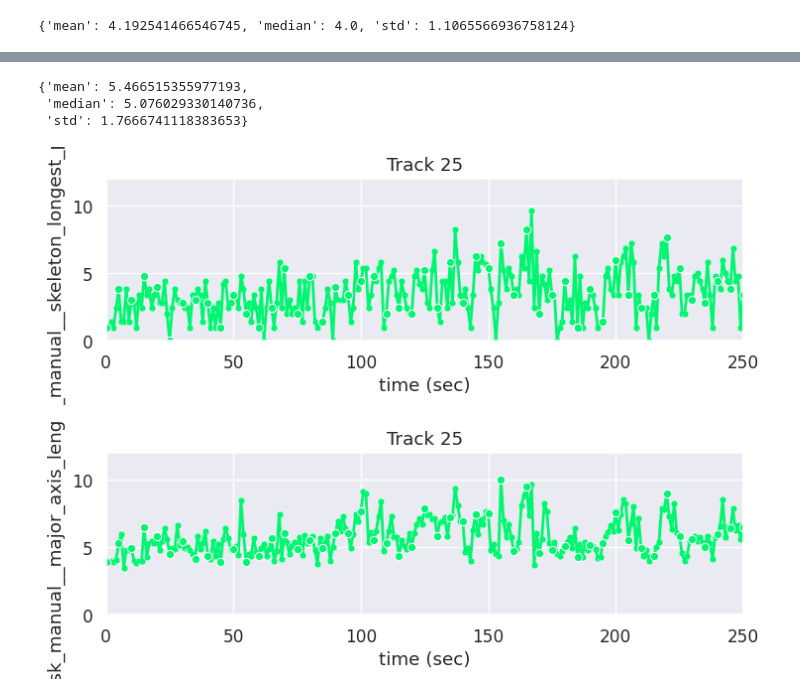
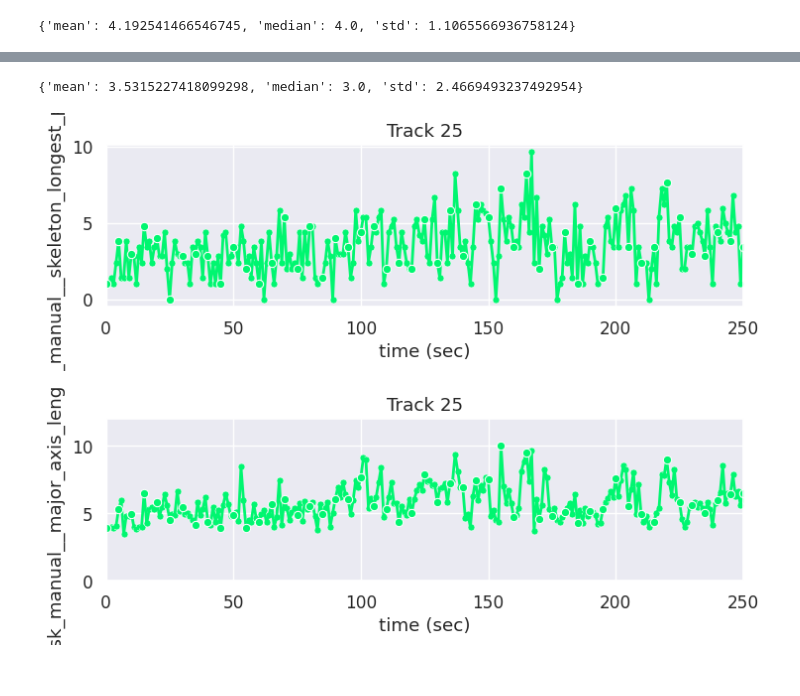
Before and after one commit to timstasevich/croparray, a Jupyter notebook: notebooks/Translation_Stalling_Quantification.ipynb, the cells around one changed output, grey strips where cells are left out. Saved outputs shown, nothing was run; the diff lists cells and outputs as text; code cells hidden in the pictures.

```diff
--- a/notebooks/Translation_Stalling_Quantification.ipynb
+++ b/notebooks/Translation_Stalling_Quantification.ipynb
@@ -33,3 +14,7 @@ Attributes:
+# %%
+ca1.ds = ca1.ds.assign_coords(dt=7)
+ca2.ds = ca2.ds.assign_coords(dt=7)
+ca3.ds = ca3.ds.assign_coords(dt=7)
 # %%
 ca1.ops.apply(ca.tools.binarize_crop_manual, channels=[0], source="best_z", out_name="ch{ch}_mask_manual", func_kwargs=dict(q=0.45, q_range=(0.02, 0.999), q_positive_only=True, close_px=1, smooth_px=0, fill_holes=False, return_uint8=True), compute_sum_xy=True, sum_name="{out}_area_px");
 # %%
@@ -99,18 +224,16 @@ ca3.df.variables_to_df(var_names=["ch0_mask_manual__major_axis_length_px"])
 # %%
-ecc3 = ca3.ds["ch0_mask_manual__major_axis_length_px"]
+ecc3 = ca3.ds["ch0_mask_manual__skeleton_longest_path_px"]
 {"mean":   ecc3.mean().item(),"median": ecc3.median().item(),"std":    ecc3.std().item(),}
 # %% [output]
-{'mean': 5.466515355977193,
- 'median': 5.076029330140736,
- 'std': 1.7666741118383653}
+{'mean': 3.5315227418099298, 'median': 3.0, 'std': 2.4669493237492954}
 # %%
 ta1 = ca.crop_array_tools.track_array(ca1, as_object=True)
 ta2 = ca.crop_array_tools.track_array(ca2, as_object=True)
 ta3 = ca.crop_array_tools.track_array(ca3, as_object=True)
 # %%
-ta2.tplot.plot_track_signal_traces(var="ch0_mask_manual__skeleton_longest_path_px",track_ids=[25],xlim=(0,250),rgb=(1,1,1),ylim=(0,12))
+ta2.tplot.plot_track_signal_traces(var="ch0_mask_manual__skeleton_longest_path_px",track_ids=[25],xlim=(0,250),rgb=(1,1,1))
 # %% [output]
-[figure, old version]
+[figure, new version]
 # %%
 ta2.tplot.plot_track_signal_traces(var="ch0_mask_manual__major_axis_length_px",track_ids=[25],xlim=(0,250),rgb=(1,1,1),ylim=(0,12))
 # %% [output]
```
Also changed, not shown: parts of 16 cells of this notebook.
